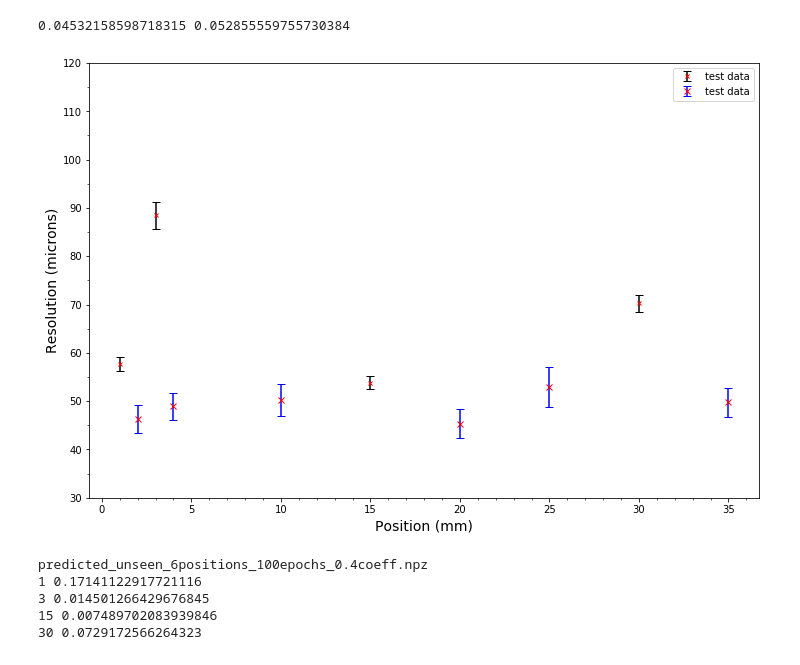
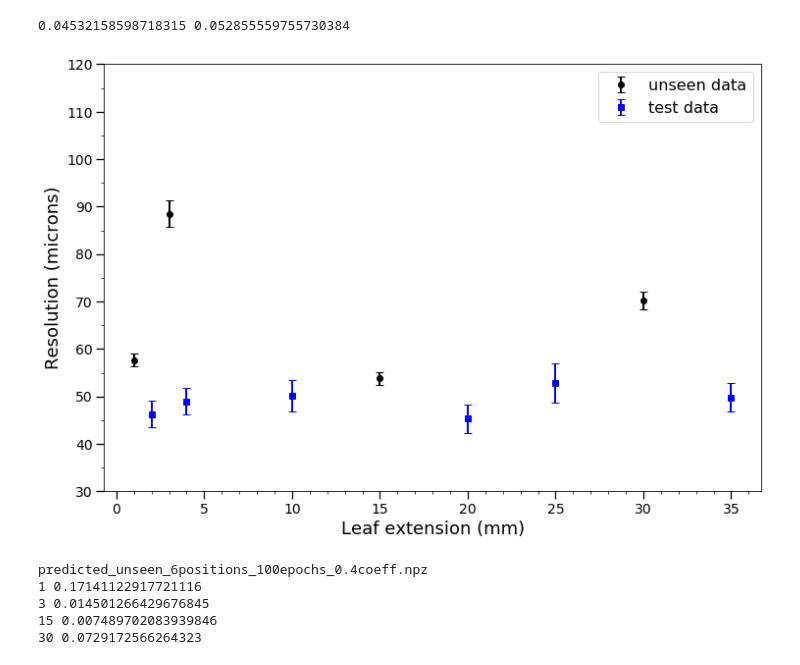
Before and after one commit to cdesio/leaf_reco, a Jupyter notebook: notebooks/Gaussian_fit_plots_get_values_resolution_plots.ipynb, the cells around one changed output. Saved outputs shown, nothing was run; the diff lists cells and outputs as text; code cells hidden in the pictures.

```diff
--- a/notebooks/Gaussian_fit_plots_get_values_resolution_plots.ipynb
+++ b/notebooks/Gaussian_fit_plots_get_values_resolution_plots.ipynb
@@ -73,7 +71,7 @@ def gaus_fit_avg(coeff, epoch, fname_keyword, out_file_key, save_file=True,
 
     mean = np.mean(true-preds)
     histo = TH1F("{}".format(fname_keyword),
-                 "Distribution of prediction errors for r-UNet estimations",
+                 '',
                  n_bins,histo_min,histo_max)
     for i in (true-preds):
         histo.Fill(i)
@@ -161,7 +159,7 @@ def gaus_fit_dist(coeff, epoch, fname_keyword, distances, out_file_key, save_fil
 
         mean = np.mean(y_true-y_pred)
         histo = TH1F("{}_{}mm".format(fname_keyword, dist),
-                 "Distribution of prediction errors for r-UNet estimations",
+                 '',
                  n_bins,histo_min,histo_max)
         for i in (y_true-y_pred):
             histo.Fill(i)
@@ -231,5 +229,5 @@ Info in <TCanvas::Print>: png file /storage/yw18581/src/leaf_reco/saved_models/t
 # %%
 h, c, sigmas_test, errors_test= gaus_fit_dist(epoch=epoch, coeff=coef, fname_keyword='predicted_testdata', distances=test_distances,
-             out_file_key='error_distribution_testdata', n_bins=100, save_file=True  );
+             out_file_key='error_distribution_testdata', n_bins=100, save_file=False  );
 # %% [output]
 2 0.0027615689558937936
@@ -311,22 +302,24 @@ from matplotlib.ticker import (MultipleLocator, FormatStrFormatter,
 # %%
 fig, ax = plt.subplots(figsize=(12,8))
 ax.errorbar(np.sort(unseen_dist), np.array(sigmas_unseen)[np.argsort(unseen_dist)]*1000,
             np.array(errors_unseen)[np.argsort(unseen_dist)]*1000,
-            fmt='x', capsize=4, c='red',ecolor='k', label='test data', markersize=4)
+            fmt='o', capsize=4, c='k',ecolor='k', label='unseen data', markersize=6, elinewidth=2)
 ax.errorbar(np.sort(test_distances), np.array(sigmas_test)[np.argsort(test_distances)]*1000,
             np.array(errors_test)[np.argsort(test_distances)]*1000,
-            fmt='x', capsize=4, c='red',ecolor='b', label='test data')
-ax.set_ylabel("Resolution (microns)", size=14)
-ax.set_xlabel("Position (mm)", size=14)
+            fmt='s', capsize=4, c='b',ecolor='b', label='test data',markersize=6, elinewidth=2)
+ax.set_ylabel("Resolution (microns)", size=18)
+ax.set_xlabel("Leaf extension (mm)", size=18)
 ax.set_ylim(30,120)
-ax.legend(loc='upper right')
+ax.legend(loc='upper right', prop={'size': 16})
 ax.xaxis.set_major_locator(MultipleLocator(5))
 ax.xaxis.set_major_formatter(FormatStrFormatter('%d'))
 ax.xaxis.set_minor_locator(MultipleLocator(1))
 ax.yaxis.set_minor_locator(MultipleLocator(5))
-plt.savefig("resolution_60_100.png")
+ax.tick_params(which='major', width=1.25, length=8, labelsize=14)
+ax.tick_params(which='minor', width=0.75, length=3)
+plt.savefig("resolution_40_100.png")
 # %% [output]
-[figure, old version]
+[figure, new version]
 # %%
 distances = test_distances+unseen_dist
 # %%
```
Also changed, not shown: parts of 14 cells of this notebook, 12 other files.
